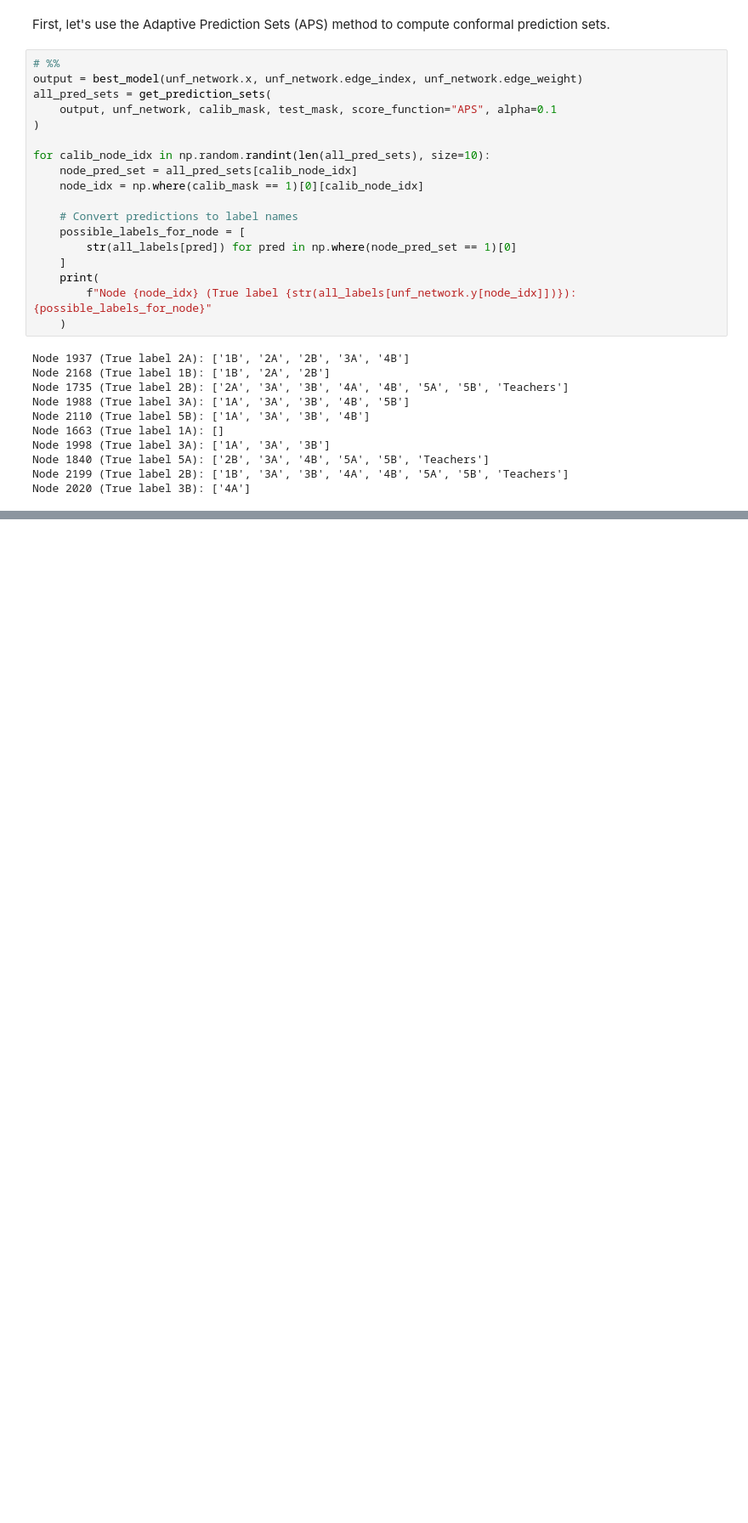
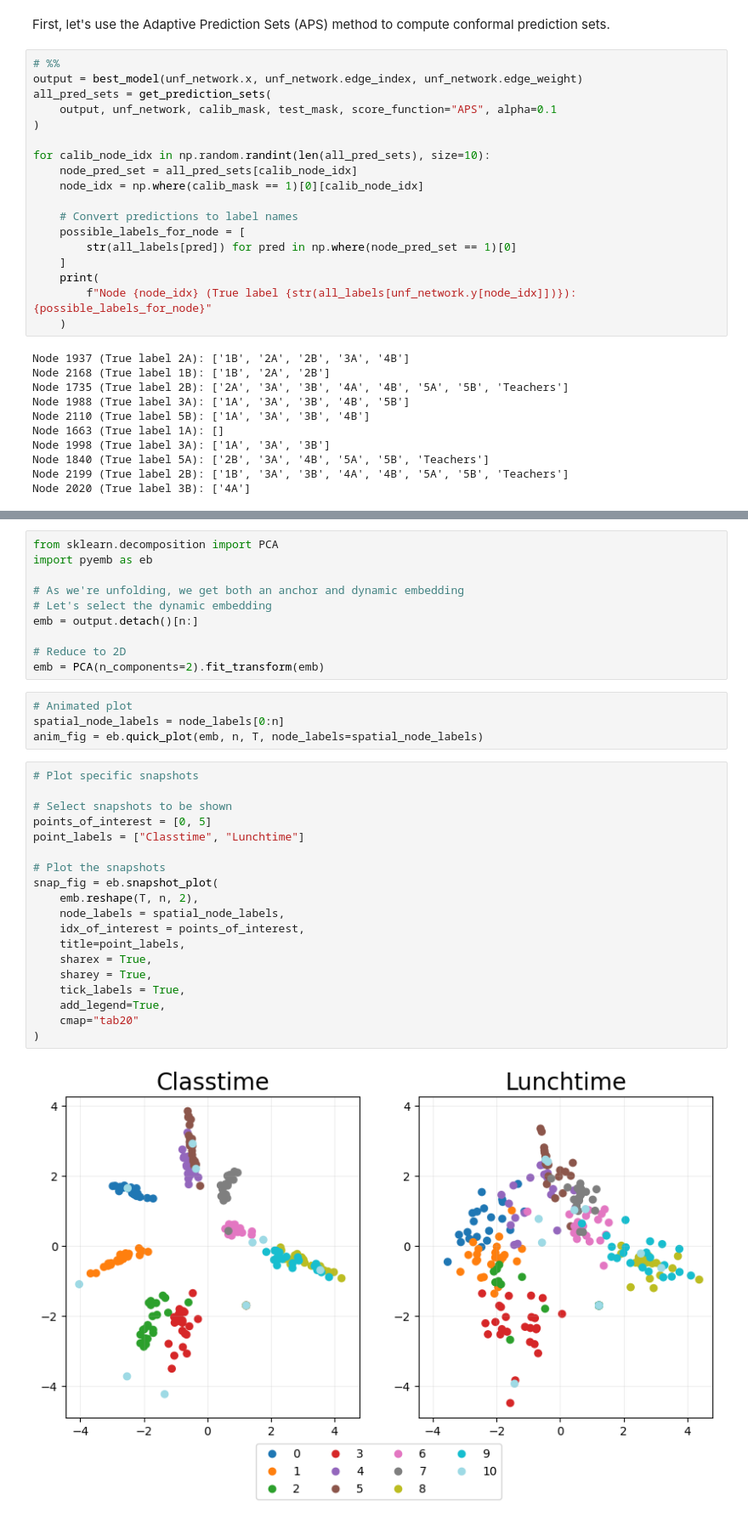
Before and after one commit to edwarddavis1/UGNN, a Jupyter notebook: examples/conformal_example.ipynb, the cells around one changed output, grey strips where cells are left out. Shown at 85% size. Drawn from its saved outputs; the diff is of its cells as text; blank space fills up the shorter version.

Commit message:
added visualisation of embeddings for the example notebook

```diff
--- a/examples/conformal_example.ipynb
+++ b/examples/conformal_example.ipynb
@@ -131,0 +107,35 @@ Node 1757 (True label 3A): ['1A', '1B', '3A', '3B', '4A', '4B', 'Teachers']
+# %%
+from sklearn.decomposition import PCA
+import pyemb as eb
+
+# As we're unfolding, we get both an anchor and dynamic embedding
+# Let's select the dynamic embedding
+emb = output.detach()[n:]
+
+# Reduce to 2D
+emb = PCA(n_components=2).fit_transform(emb)
+# %%
+# Animated plot
+spatial_node_labels = node_labels[0:n]
+anim_fig = eb.quick_plot(emb, n, T, node_labels=spatial_node_labels)
+# %%
+# Plot specific snapshots
+
+# Select snapshots to be shown
+points_of_interest = [0, 5]
+point_labels = ["Classtime", "Lunchtime"]
+
+# Plot the snapshots
+snap_fig = eb.snapshot_plot(
+    emb.reshape(T, n, 2),
+    node_labels = spatial_node_labels,
+    idx_of_interest = points_of_interest,
+    title=point_labels,
+    sharex = True,
+    sharey = True,
+    tick_labels = True,
+    add_legend=True,
+    cmap="tab20"
+)
+# %% [output]
+[figure, added]
```
Also changed, not shown: parts of 3 cells of this notebook, 4 other files.
